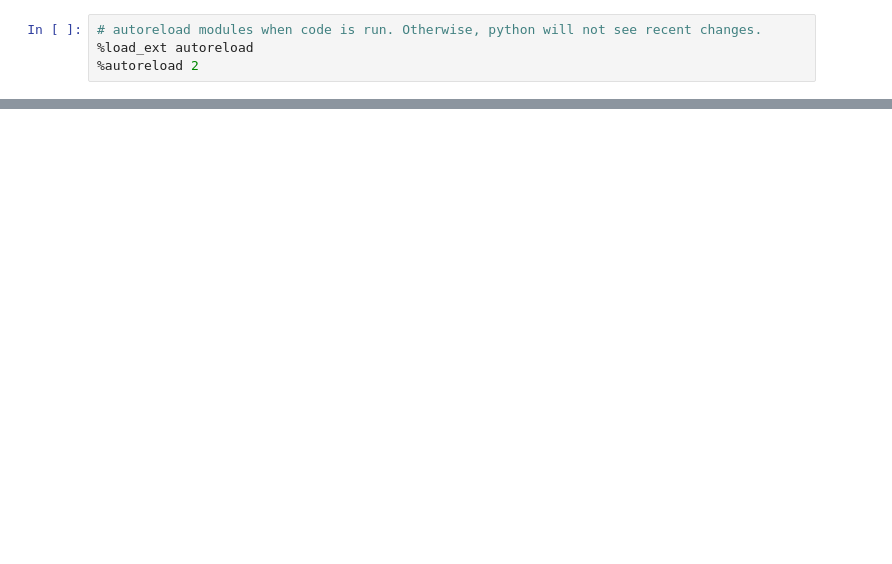
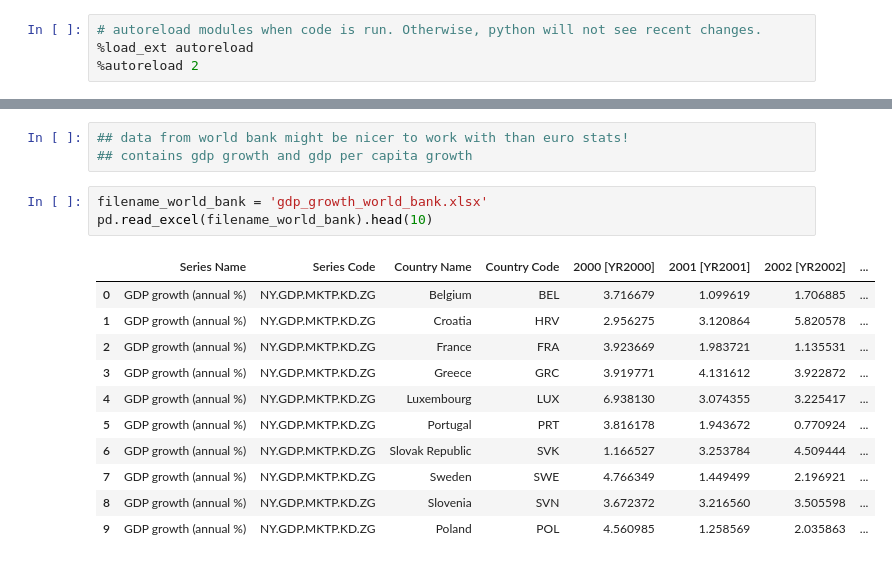
Before and after one commit to NumEconCopenhagen/projects-2024-darja-christian, a Jupyter notebook: dataproject/Darja_Work.ipynb, the cells around one changed output, grey strips where cells are left out. Cells and saved outputs as stored; diff of their text form; blank space fills up the shorter version.

```diff
--- a/dataproject/Darja_Work.ipynb
+++ b/dataproject/Darja_Work.ipynb
@@ -42,3 +41,21 @@ pd.read_excel(filename_1, skiprows= [1, 2, 3, 4, 5, 7,12], sheet_name= 'Sheet 1'
 | 8 | Denmark | 0.2 | NaN | 0.9 | NaN | 1.6 | NaN | ... |
 | 9 | Germany | 0.4 | NaN | 0.4 | NaN | 2.2 | NaN | ... |
 10 rows × 25 columns
+# %%
+## data from world bank might be nicer to work with than euro stats!
+## contains gdp growth and gdp per capita growth
+# %%
+filename_world_bank = 'gdp_growth_world_bank.xlsx'
+pd.read_excel(filename_world_bank).head(10)
+# %% [output]
+|  | Series Name | Series Code | Country Name | Country Code | 2000 [YR2000] | 2001 [YR2001] | 2002 [YR2002] | ... |
+| 0 | GDP growth (annual %) | NY.GDP.MKTP.KD.ZG | Belgium | BEL | 3.716679 | 1.099619 | 1.706885 | ... |
+| 1 | GDP growth (annual %) | NY.GDP.MKTP.KD.ZG | Croatia | HRV | 2.956275 | 3.120864 | 5.820578 | ... |
+| 2 | GDP growth (annual %) | NY.GDP.MKTP.KD.ZG | France | FRA | 3.923669 | 1.983721 | 1.135531 | ... |
+| 3 | GDP growth (annual %) | NY.GDP.MKTP.KD.ZG | Greece | GRC | 3.919771 | 4.131612 | 3.922872 | ... |
+| 4 | GDP growth (annual %) | NY.GDP.MKTP.KD.ZG | Luxembourg | LUX | 6.938130 | 3.074355 | 3.225417 | ... |
+| 5 | GDP growth (annual %) | NY.GDP.MKTP.KD.ZG | Portugal | PRT | 3.816178 | 1.943672 | 0.770924 | ... |
+| 6 | GDP growth (annual %) | NY.GDP.MKTP.KD.ZG | Slovak Republic | SVK | 1.166527 | 3.253784 | 4.509444 | ... |
+| 7 | GDP growth (annual %) | NY.GDP.MKTP.KD.ZG | Sweden | SWE | 4.766349 | 1.449499 | 2.196921 | ... |
+| 8 | GDP growth (annual %) | NY.GDP.MKTP.KD.ZG | Slovenia | SVN | 3.672372 | 3.216560 | 3.505598 | ... |
+| 9 | GDP growth (annual %) | NY.GDP.MKTP.KD.ZG | Poland | POL | 4.560985 | 1.258569 | 2.035863 | ... |
```
Also changed, not shown: parts of 3 cells of this notebook, 1 other file.
